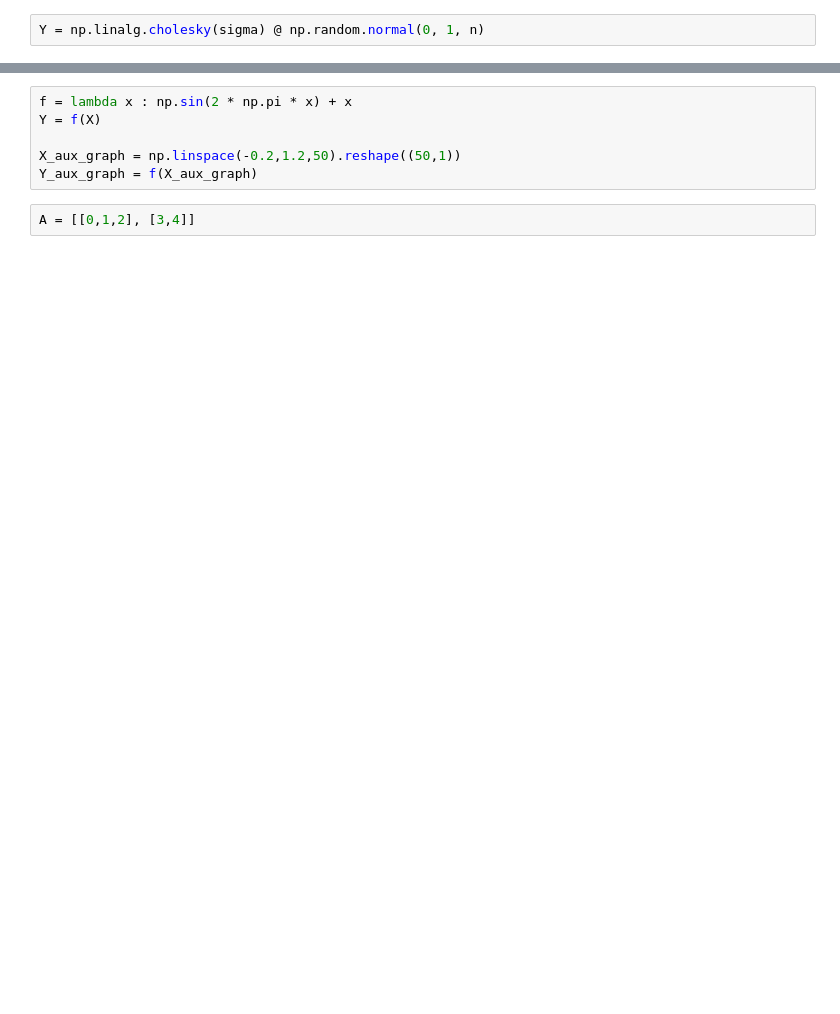
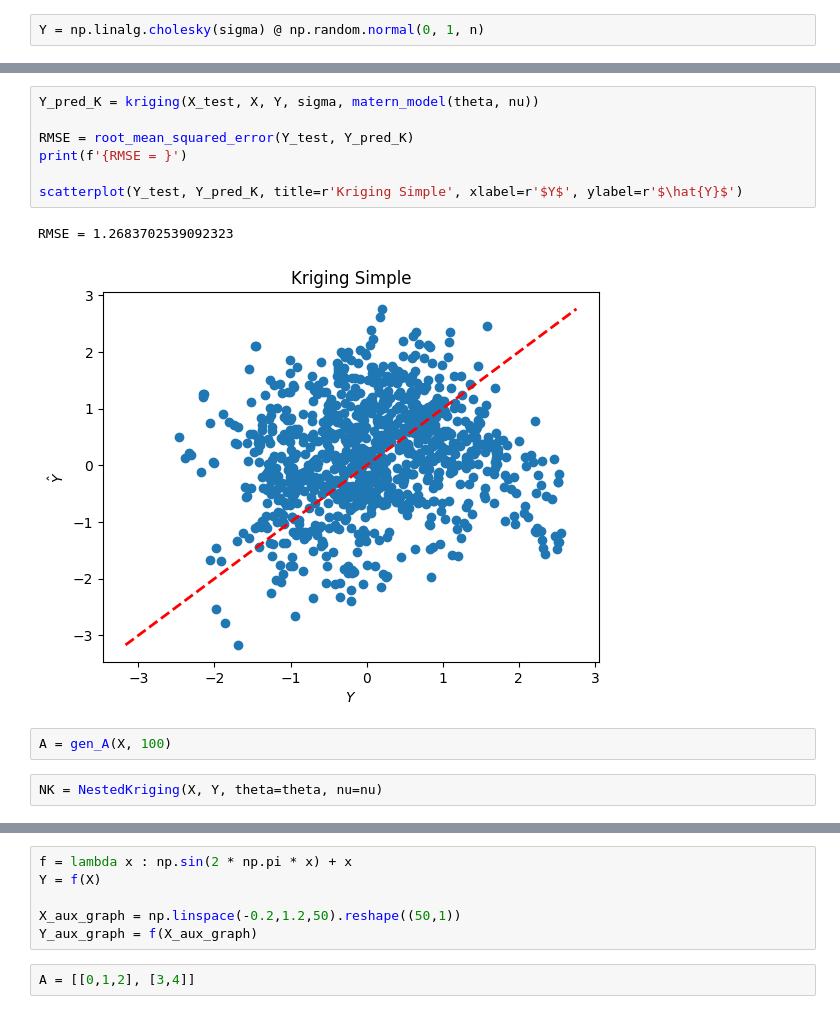
Before and after one commit to AlejandroVillazonG/NestedCoKriging, a Jupyter notebook: 3 nestedKriging.ipynb, the cells around one changed output, grey strips where cells are left out. Saved outputs shown, nothing was run; the diff lists cells and outputs as text; blank space fills up the shorter version.

Commit message:
Nested Kriging usando clases

```diff
--- a/3 nestedKriging.ipynb
+++ b/3 nestedKriging.ipynb
@@ -84,0 +250,14 @@ Y = np.linalg.cholesky(sigma) @ np.random.normal(0, 1, n)
+# %%
+Y_pred_K = kriging(X_test, X, Y, sigma, matern_model(theta, nu))
+
+RMSE = root_mean_squared_error(Y_test, Y_pred_K)
+print(f'{RMSE = }')
+
+scatterplot(Y_test, Y_pred_K, title=r'Kriging Simple', xlabel=r'$Y$', ylabel=r'$\hat{Y}$')
+# %% [output]
+RMSE = 1.2683702539092323
+[figure, added]
+# %%
+A = gen_A(X, 100)
+# %%
+NK = NestedKriging(X, Y, theta=theta, nu=nu)
```
Also changed, not shown: parts of 35 cells of this notebook.
